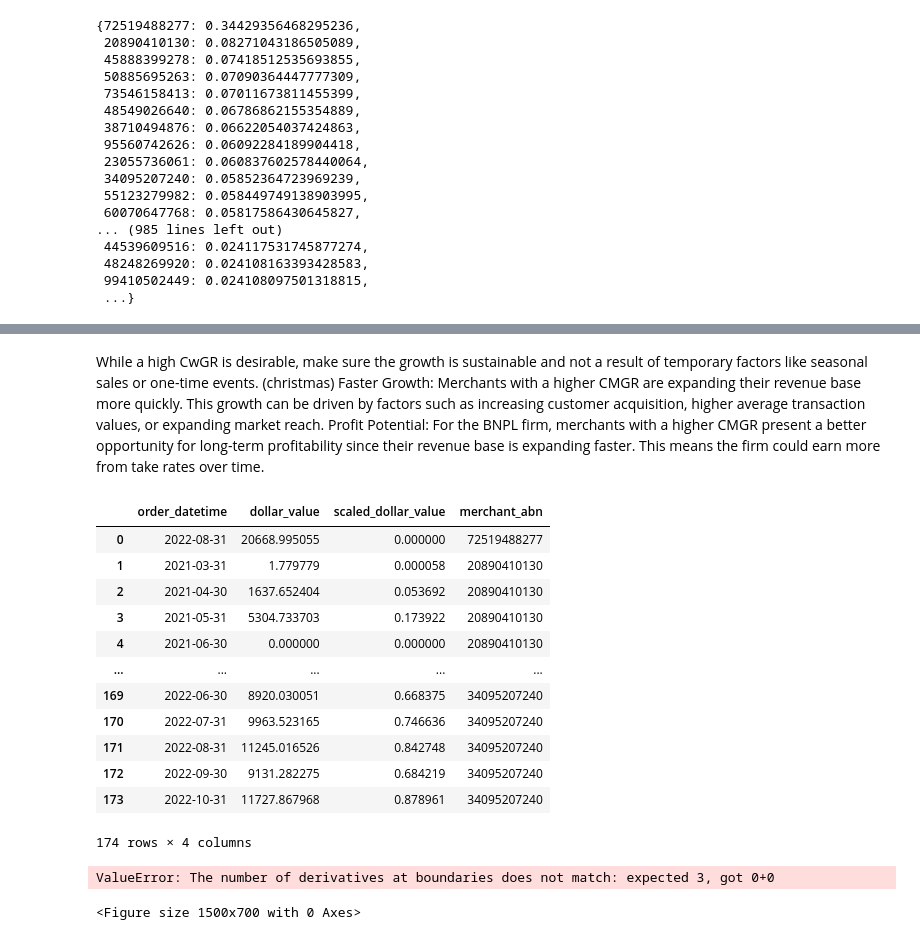
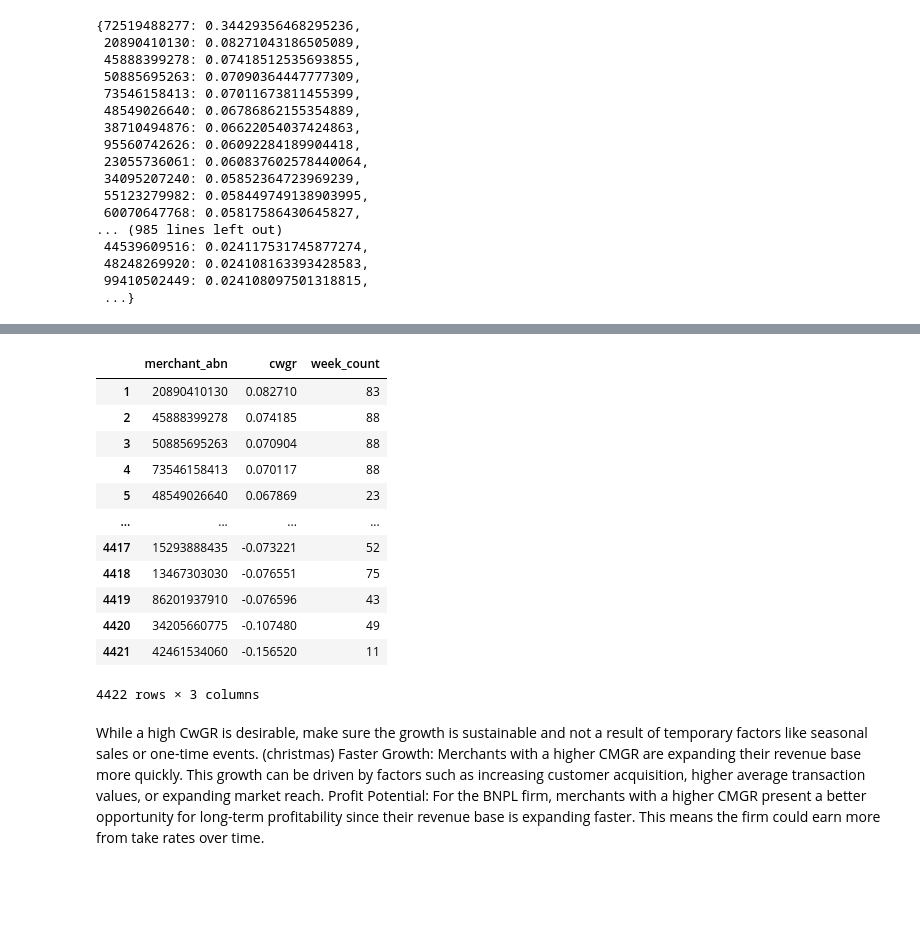
Before and after one commit to MAST30034-AppliedDataScience/project-2-group-buy-now-pay-later-industry-project-24, a Jupyter notebook: notebooks/merchant_future.ipynb, the cells around one changed output, grey strips where cells are left out. Cells and saved outputs as stored; diff of their text form; code cells hidden in the pictures; blank space fills up the shorter version.

```diff
--- a/notebooks/merchant_future.ipynb
+++ b/notebooks/merchant_future.ipynb
@@ -252,64 +338,22 @@ sorted_merchant_cwgr
+# %%
+# Sort the merged_df DataFrame by the 'cwgr' column in descending order
+sorted_merged_df = merged_df.sort_values(by='cwgr', ascending=False)
+sorted_merged_df
+# %% [output]
+|  | merchant_abn | cwgr | week_count |
+| 1 | 20890410130 | 0.082710 | 83 |
+| 2 | 45888399278 | 0.074185 | 88 |
+| 3 | 50885695263 | 0.070904 | 88 |
+| 4 | 73546158413 | 0.070117 | 88 |
+| 5 | 48549026640 | 0.067869 | 23 |
+| ... | ... | ... | ... |
+| 4417 | 15293888435 | -0.073221 | 52 |
+| 4418 | 13467303030 | -0.076551 | 75 |
+| 4419 | 86201937910 | -0.076596 | 43 |
+| 4420 | 34205660775 | -0.107480 | 49 |
+| 4421 | 42461534060 | -0.156520 | 11 |
+4422 rows × 3 columns
 # %% [markdown]
 While a high CwGR is desirable, make sure the growth is sustainable and not a result of temporary factors like seasonal sales or one-time events. (christmas)
 Faster Growth: Merchants with a higher CMGR are expanding their revenue base more quickly. This growth can be driven by factors such as increasing customer acquisition, higher average transaction values, or expanding market reach.
 Profit Potential: For the BNPL firm, merchants with a higher CMGR present a better opportunity for long-term profitability since their revenue base is expanding faster. This means the firm could earn more from take rates over time.
-# %%
-from sklearn.preprocessing import MinMaxScaler
-
-# Get the top 10 merchants by CWGR
-top_10_merchants = list(sorted_merchant_cwgr.keys())[:10]
-
-# Create a DataFrame to store the scaled monthly revenue
-scaled_monthly_revenue = pd.DataFrame()
-
-# Iterate through each top merchant and scale their monthly revenue
-for merchant_abn in top_10_merchants:
-    merchant_df = weekly_aggregation.loc[merchant_abn].resample('M').sum()
-    scaler = MinMaxScaler()
-    merchant_df['scaled_dollar_value'] = scaler.fit_transform(merchant_df[['dollar_value']])
-    merchant_df['merchant_abn'] = merchant_abn
-    scaled_monthly_revenue = pd.concat([scaled_monthly_revenue, merchant_df])
-
-scaled_monthly_revenue.reset_index(inplace=True)
-scaled_monthly_revenue
-# %% [output]
-|  | order_datetime | dollar_value | scaled_dollar_value | merchant_abn |
-| 0 | 2022-08-31 | 20668.995055 | 0.000000 | 72519488277 |
-| 1 | 2021-03-31 | 1.779779 | 0.000058 | 20890410130 |
-| 2 | 2021-04-30 | 1637.652404 | 0.053692 | 20890410130 |
-| 3 | 2021-05-31 | 5304.733703 | 0.173922 | 20890410130 |
-| 4 | 2021-06-30 | 0.000000 | 0.000000 | 20890410130 |
-| ... | ... | ... | ... | ... |
-| 169 | 2022-06-30 | 8920.030051 | 0.668375 | 34095207240 |
-| 170 | 2022-07-31 | 9963.523165 | 0.746636 | 34095207240 |
-| 171 | 2022-08-31 | 11245.016526 | 0.842748 | 34095207240 |
-| 172 | 2022-09-30 | 9131.282275 | 0.684219 | 34095207240 |
-| 173 | 2022-10-31 | 11727.867968 | 0.878961 | 34095207240 |
-174 rows × 4 columns
-# %%
-from scipy.interpolate import BSpline, make_interp_spline
-
-# Plot the top 10 merchants by MinMax scaled monthly revenue on the same plot
-plt.figure(figsize=(15, 7))
-
-for merchant_abn in top_10_merchants:
-    merchant_df = scaled_monthly_revenue[scaled_monthly_revenue['merchant_abn'] == merchant_abn]
-    merchant_df2 = merchant_df.set_index('order_datetime').resample('D').interpolate(method='linear').reset_index()
-
-    # Create BSpline for smooth lines
-    x = merchant_df2['order_datetime'].map(pd.Timestamp.toordinal).values
-    y = merchant_df2['scaled_dollar_value'].values
-    spline = make_interp_spline(x, y, k=3)  # k=3 for cubic spline
-    x_smooth = np.linspace(x.min(), x.max(), 500)
-    y_smooth = spline(x_smooth)
-
-    plt.plot(pd.to_datetime(x_smooth, origin='unix', unit='D'), y_smooth, label=f'Merchant {merchant_abn}')
-
-plt.xlabel('Date')
-plt.ylabel('Scaled Monthly Revenue')
-plt.title('Scaled Monthly Revenue for Top 10 Merchants')
-plt.legend()
-plt.show()
-# %% [output]
-ValueError: The number of derivatives at boundaries does not match: expected 3, got 0+0
-<Figure size 1500x700 with 0 Axes>
```
Also changed, not shown: parts of 9 cells of this notebook.
